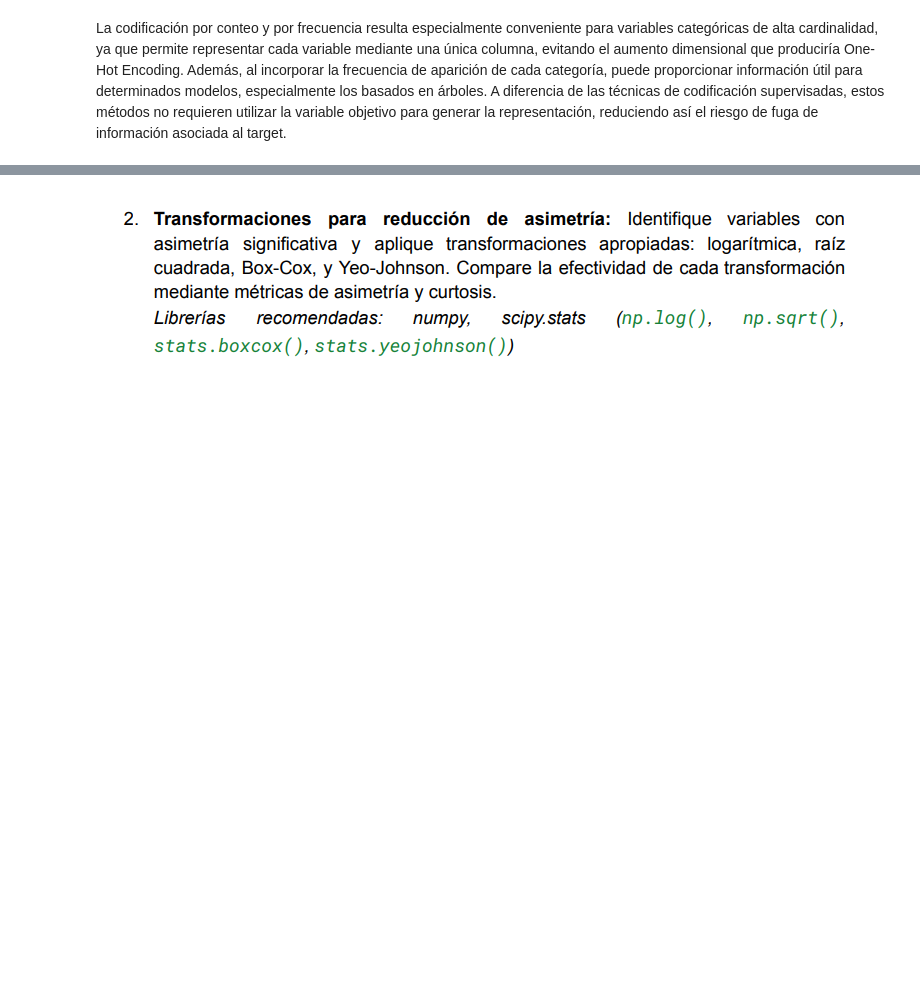
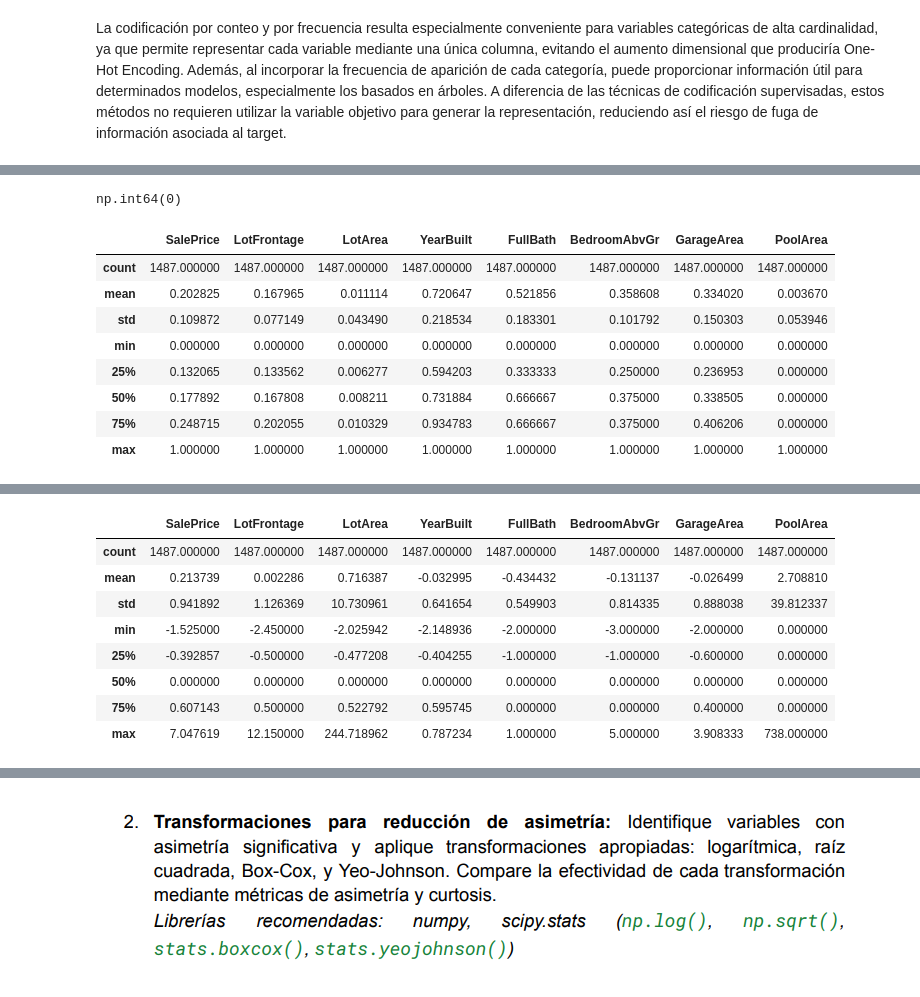
Before and after one commit to AlesioRios/Laboratorio-de-Datos-II, a Jupyter notebook: Lab_de_Datos_II_TP2.ipynb, the cells around one changed output, grey strips where cells are left out. Drawn from its saved outputs; the diff is of its cells as text; code cells hidden in the pictures; blank space fills up the shorter version.

```diff
--- a/Lab_de_Datos_II_TP2.ipynb
+++ b/Lab_de_Datos_II_TP2.ipynb
@@ -1886,0 +1924,53 @@ La codificación por conteo y por frecuencia resulta especialmente conveniente p
+# %%
+#Para no depender del ejercicio 2
+columnas_knn = ['LotFrontage', 'GarageArea', 'PoolArea', 'BedroomAbvGr']
+imputador_knn = KNNImputer(n_neighbors=5)  # mismos parámetros que ya usaron en la celda 46
+
+df_imputado_array = imputador_knn.fit_transform(df[columnas_knn])
+df_imputado = pd.DataFrame(df_imputado_array, columns=columnas_knn, index=df.index)
+
+df['LotFrontage'] = df_imputado['LotFrontage']
+
+# Verificación
+df['LotFrontage'].isna().sum()
+# %% [output]
+np.int64(0)
+# %%
+columnas_numericas = df.select_dtypes(include=[np.number]).columns.tolist()
+columnas_numericas.remove('OverallCond')
+
+df_numerico = df[columnas_numericas]
+df_numerico.columns.tolist()
+
+from sklearn.preprocessing import MinMaxScaler, StandardScaler, RobustScaler
+
+minmax_scaler = MinMaxScaler()
+standard_scaler = StandardScaler()
+robust_scaler = RobustScaler()
+
+df_minmax = pd.DataFrame(
+    minmax_scaler.fit_transform(df_numerico),
+    columns=df_numerico.columns, index=df_numerico.index
+)
+df_standard = pd.DataFrame(
+    standard_scaler.fit_transform(df_numerico),
+    columns=df_numerico.columns, index=df_numerico.index
+)
+df_robust = pd.DataFrame(
+    robust_scaler.fit_transform(df_numerico),
+    columns=df_numerico.columns, index=df_numerico.index
+)
+
+display(df_minmax.describe())
+display(df_standard.describe())
+display(df_robust.describe())
+# %% [output]
+|  | SalePrice | LotFrontage | LotArea | YearBuilt | FullBath | BedroomAbvGr | GarageArea | PoolArea |
+| count | 1487.000000 | 1487.000000 | 1487.000000 | 1487.000000 | 1487.000000 | 1487.000000 | 1487.000000 | 1487.000000 |
+| mean | 0.202825 | 0.167965 | 0.011114 | 0.720647 | 0.521856 | 0.358608 | 0.334020 | 0.003670 |
+| std | 0.109872 | 0.077149 | 0.043490 | 0.218534 | 0.183301 | 0.101792 | 0.150303 | 0.053946 |
+| min | 0.000000 | 0.000000 | 0.000000 | 0.000000 | 0.000000 | 0.000000 | 0.000000 | 0.000000 |
+| 25% | 0.132065 | 0.133562 | 0.006277 | 0.594203 | 0.333333 | 0.250000 | 0.236953 | 0.000000 |
+| 50% | 0.177892 | 0.167808 | 0.008211 | 0.731884 | 0.666667 | 0.375000 | 0.338505 | 0.000000 |
+| 75% | 0.248715 | 0.202055 | 0.010329 | 0.934783 | 0.666667 | 0.375000 | 0.406206 | 0.000000 |
+| max | 1.000000 | 1.000000 | 1.000000 | 1.000000 | 1.000000 | 1.000000 | 1.000000 | 1.000000 |
@@ -1886,0 +1986,9 @@ La codificación por conteo y por frecuencia resulta especialmente conveniente p
+|  | SalePrice | LotFrontage | LotArea | YearBuilt | FullBath | BedroomAbvGr | GarageArea | PoolArea |
+| count | 1487.000000 | 1487.000000 | 1487.000000 | 1487.000000 | 1487.000000 | 1487.000000 | 1487.000000 | 1487.000000 |
+| mean | 0.213739 | 0.002286 | 0.716387 | -0.032995 | -0.434432 | -0.131137 | -0.026499 | 2.708810 |
+| std | 0.941892 | 1.126369 | 10.730961 | 0.641654 | 0.549903 | 0.814335 | 0.888038 | 39.812337 |
+| min | -1.525000 | -2.450000 | -2.025942 | -2.148936 | -2.000000 | -3.000000 | -2.000000 | 0.000000 |
+| 25% | -0.392857 | -0.500000 | -0.477208 | -0.404255 | -1.000000 | -1.000000 | -0.600000 | 0.000000 |
+| 50% | 0.000000 | 0.000000 | 0.000000 | 0.000000 | 0.000000 | 0.000000 | 0.000000 | 0.000000 |
+| 75% | 0.607143 | 0.500000 | 0.522792 | 0.595745 | 0.000000 | 0.000000 | 0.400000 | 0.000000 |
+| max | 7.047619 | 12.150000 | 244.718962 | 0.787234 | 1.000000 | 5.000000 | 3.908333 | 738.000000 |
```
Also changed, not shown: parts of 50 cells of this notebook.
